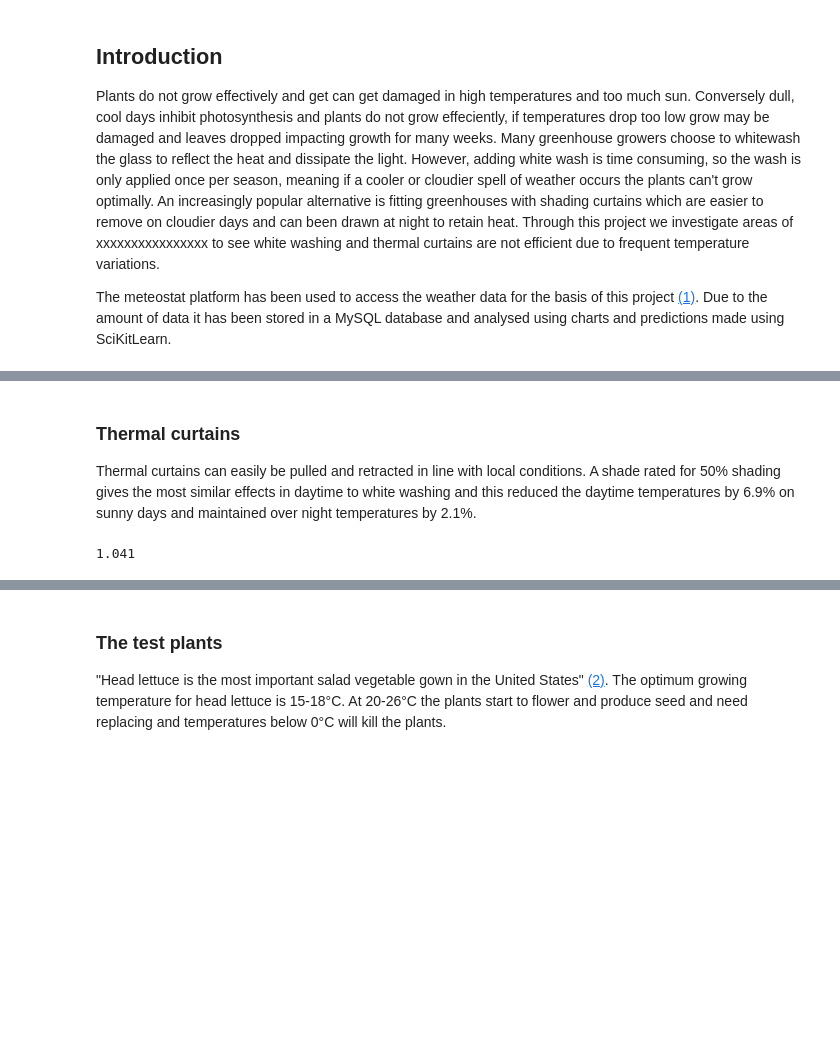
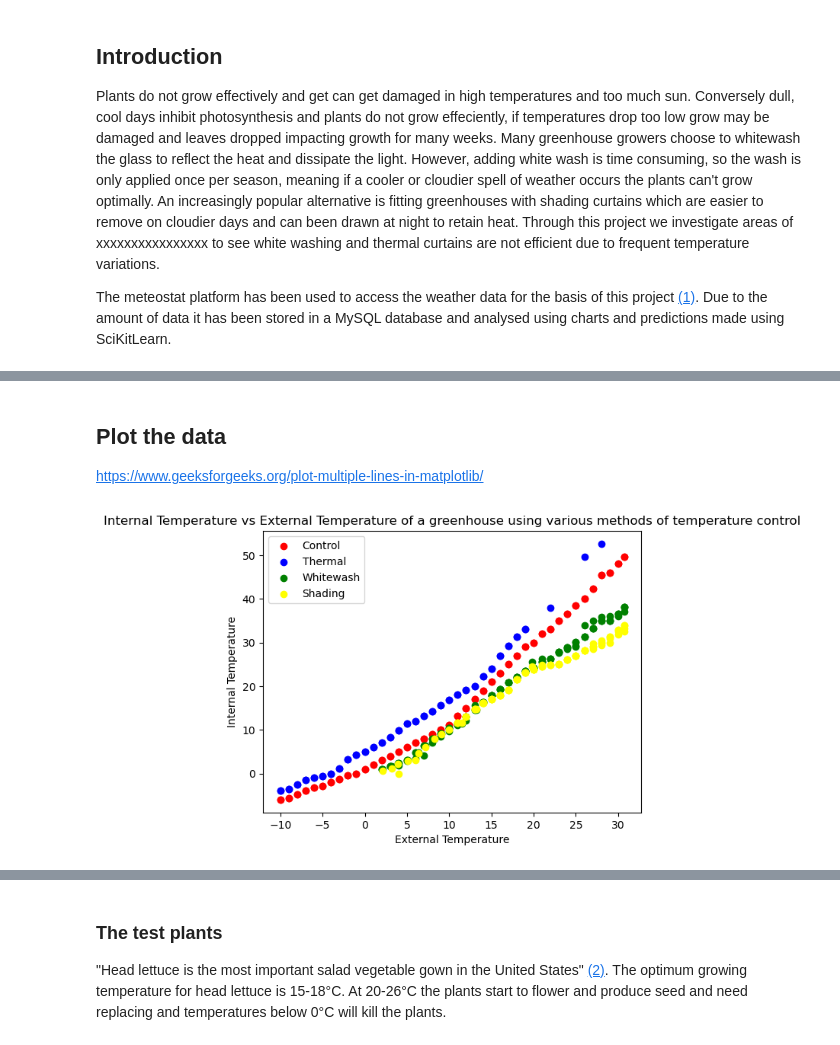
Before and after one commit to kknb1982/pfda, a Jupyter notebook: project/weather_suitability.ipynb, the cells around one changed output, grey strips where cells are left out. Drawn from its saved outputs; the diff is of its cells as text; code cells hidden in the pictures; blank space fills up the shorter version.

```diff
--- a/project/weather_suitability.ipynb
+++ b/project/weather_suitability.ipynb
@@ -16,8 +40,35 @@ whitewash = 6.8/100
-# %% [markdown]
-### Thermal curtains
-Thermal curtains can easily be pulled and retracted in line with local conditions. A shade rated for 50% shading gives the most similar effects in daytime to white washing and this reduced the daytime temperatures by 6.9% on sunny days and maintained over night temperatures by 2.1%.
-# %%
-curtains_day = 1-(6.9/100)
-curtains_night = 1+(4.1/100)
-# %% [output]
-1.041
+# %%
+# Location of the data
+DATADIR = "C:/Users/kirst/OneDrive - Atlantic TU/pfda/project/"
+FILENAME = "thermal_data.csv"
+
+# Read the data into a dataframe
+df_tech = pd.read_csv (DATADIR + FILENAME)
+# %% [markdown]
+## Plot the data
+
+https://www.geeksforgeeks.org/plot-multiple-lines-in-matplotlib/
+# %%
+# Set the paratmeters for the plot
+x = df_tech['External']
+y1 = df_tech['Control']
+y2 = df_tech['Thermal']
+y3 = df_tech['Whitewash']
+y4 = df_tech['Shading']
+
+# Plot the data
+plt.scatter(x,y1, color='red', label='Control')
+plt.scatter(x,y2, color='blue', label='Thermal')
+plt.scatter(x,y3, color='green', label='Whitewash')
+plt.scatter(x,y4, color='yellow', label='Shading')
+
+# Label the chart
+plt.xlabel('External Temperature')
+plt.ylabel('Internal Temperature')
+plt.title('Internal Temperature vs External Temperature of a greenhouse using various methods of temperature control')
+plt.legend()
+
+# Show the plot
+plt.show()
+# %% [output]
+[figure, added]
```
Also changed, not shown: parts of 25 cells of this notebook.
